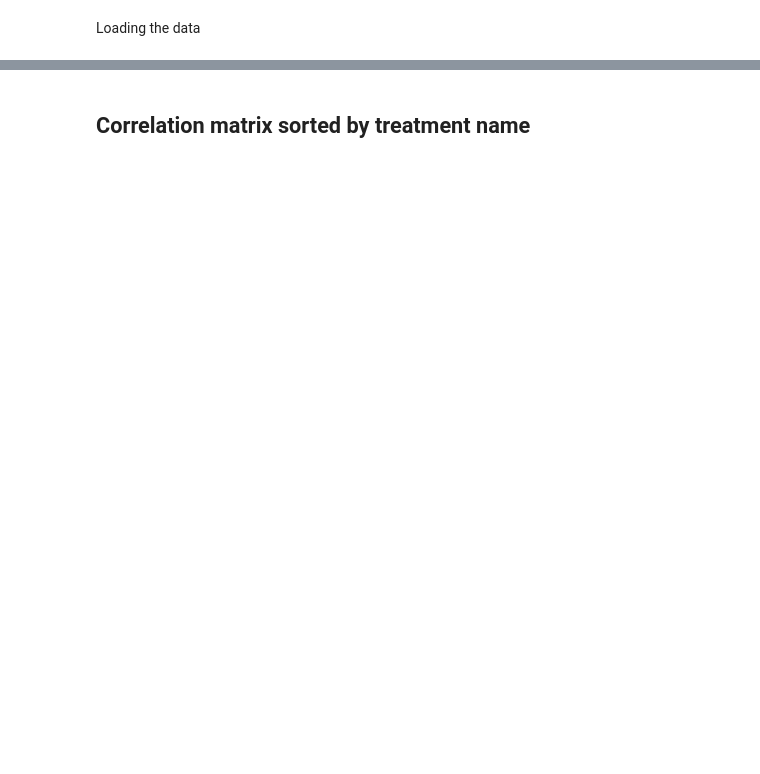
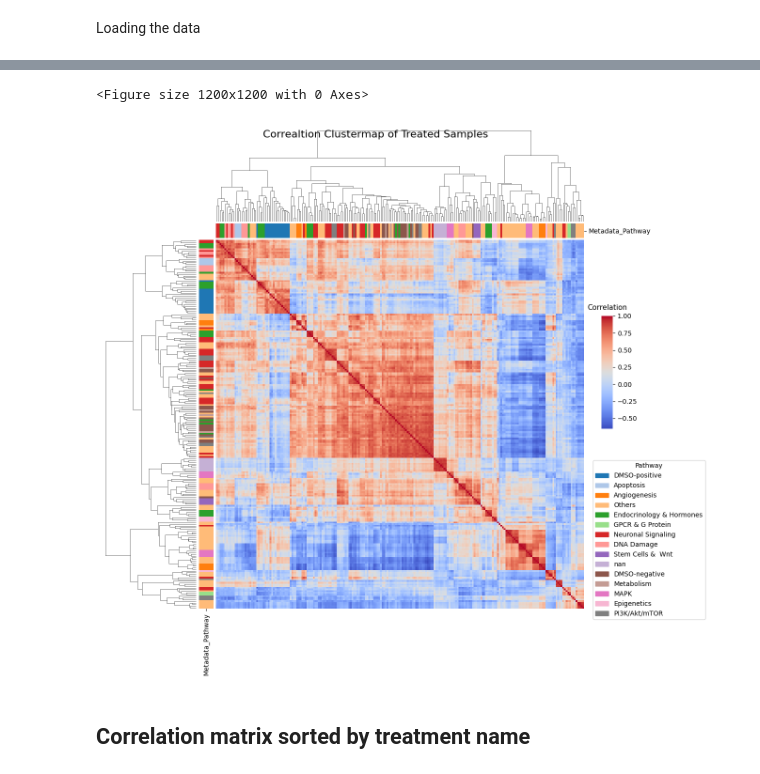
Before and after one commit to WayScience/CFReT-screen-mAP-analysis, a Jupyter notebook: notebooks/exploratory-analysis/correlation-matrix/correlation-matrix.ipynb, the cells around one changed output, grey strips where cells are left out. Drawn from its saved outputs; the diff is of its cells as text; code cells hidden in the pictures; blank space fills up the shorter version.

```diff
--- a/notebooks/exploratory-analysis/correlation-matrix/correlation-matrix.ipynb
+++ b/notebooks/exploratory-analysis/correlation-matrix/correlation-matrix.ipynb
@@ -39,0 +74,12 @@ treatment_corr_matrix = treatment_morph_df.corr(method="pearson")
+# %%
+# creating a dataframe with only the pathway and morphological features
+pathway_df = concat_profile_df[["Metadata_treatment", "Metadata_Pathway"] + feat_cols]
+pathway_df["Metadata_Pathway"].replace("NaN", "No Pathway", inplace=True)
+
+# creating a dataframe with only morphological features
+morph_df = pathway_df[feat_cols].copy()
+
+# Calculate the pearson correlation between treated samples (well-level profiles)
+sample_corr_matrix = morph_df.T.corr(method="pearson")
+
+sample_corr_matrix.head()
@@ -40,2 +96,49 @@ treatment_corr_matrix = treatment_morph_df.corr(method="pearson")
+# %%
+# plot the correlation matrix
+plt.figure(figsize=(12, 12))
+
+# create a color bar for the unique pathways
+unique_pathways = pathway_df["Metadata_Pathway"].unique()
+pathway_colors = sns.color_palette("tab20", len(unique_pathways))
+pathway_color_dict = dict(zip(unique_pathways, pathway_colors))
+
+
+# create a color map for the treatments
+pathway_color_map = pathway_df["Metadata_Pathway"].map(pathway_color_dict)
+
+# using seaborn, plot a clustermap
+sample_corr_clustermap = sns.clustermap(
+    sample_corr_matrix,
+    row_colors=pathway_color_map,
+    col_colors=pathway_color_map,
+    cmap="coolwarm",
+    figsize=(12, 12),
+    xticklabels=1,
+    yticklabels=1,
+    cbar_pos=(0.90, 0.45, 0.02, 0.2)
+)
+
+# adding title to the clustermap figure
+sample_corr_clustermap.fig.suptitle("Correaltion Clustermap of Treated Samples", fontsize=16)
+
+# remove x and y ticks and labels
+sample_corr_clustermap.ax_heatmap.set_xticklabels([])
+sample_corr_clustermap.ax_heatmap.set_yticklabels([])
+sample_corr_clustermap.ax_heatmap.set_xticks([])
+sample_corr_clustermap.ax_heatmap.set_yticks([])
+
+# adding the Pathway legend to the cluster map
+handles = [mpatches.Patch(color=color, label=pathway) for pathway, color in pathway_color_dict.items()]
+sample_corr_clustermap.fig.legend(handles=handles, title="Pathway", loc="upper right", bbox_to_anchor=(1.09, 0.4))
+
+# now taking the colobar legend and adding a title
+cbar = sample_corr_clustermap.ax_heatmap.collections[0].colorbar
+cbar.ax.set_title("Correlation", fontsize=11, x=0.5, y=1.02)
+
+
+sample_corr_clustermap;
+# %% [output]
+<Figure size 1200x1200 with 0 Axes>
+[figure, added]
 # %% [markdown]
 ## Correlation matrix sorted by treatment name
```
Also changed, not shown: parts of 16 cells of this notebook, 3 other files.
